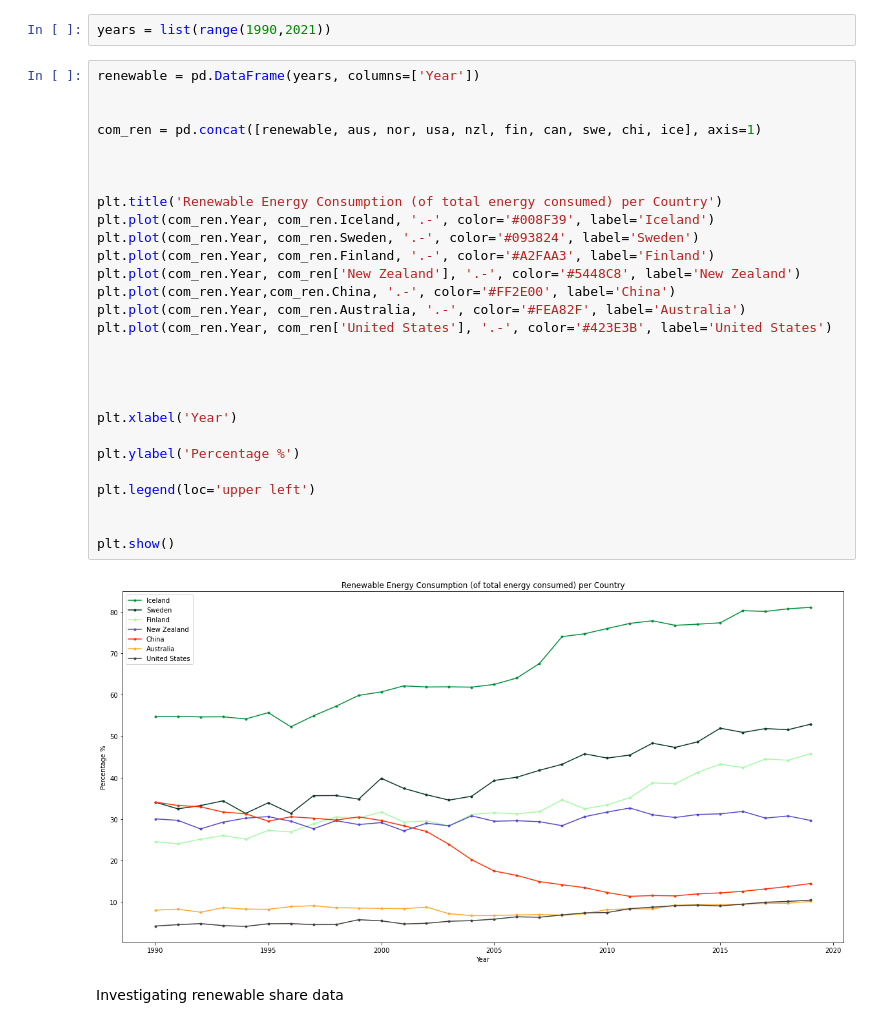
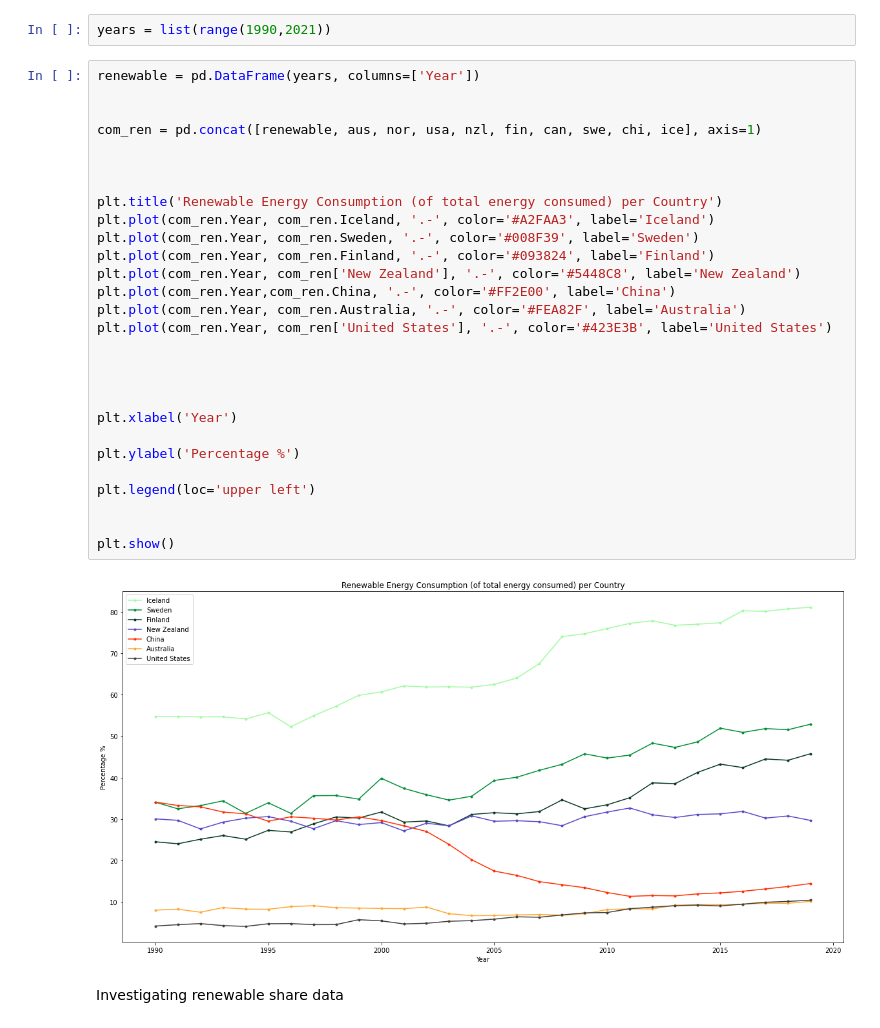
Before and after one commit to aaroln/ev, a Jupyter notebook: presentation.ipynb, the cells around one changed output. Saved outputs shown, nothing was run; the diff lists cells and outputs as text.

```diff
--- a/presentation.ipynb
+++ b/presentation.ipynb
@@ -244,32 +244,32 @@ years = list(range(1990,2021))
 # %%
 renewable = pd.DataFrame(years, columns=['Year'])
 
 
 com_ren = pd.concat([renewable, aus, nor, usa, nzl, fin, can, swe, chi, ice], axis=1)
 
 
 
 plt.title('Renewable Energy Consumption (of total energy consumed) per Country')
-plt.plot(com_ren.Year, com_ren.Iceland, '.-', color='#008F39', label='Iceland')
-plt.plot(com_ren.Year, com_ren.Sweden, '.-', color='#093824', label='Sweden')
-plt.plot(com_ren.Year, com_ren.Finland, '.-', color='#A2FAA3', label='Finland')
+plt.plot(com_ren.Year, com_ren.Iceland, '.-', color='#A2FAA3', label='Iceland')
+plt.plot(com_ren.Year, com_ren.Sweden, '.-', color='#008F39', label='Sweden')
+plt.plot(com_ren.Year, com_ren.Finland, '.-', color='#093824', label='Finland')
 plt.plot(com_ren.Year, com_ren['New Zealand'], '.-', color='#5448C8', label='New Zealand')
 plt.plot(com_ren.Year,com_ren.China, '.-', color='#FF2E00', label='China')
 plt.plot(com_ren.Year, com_ren.Australia, '.-', color='#FEA82F', label='Australia')
 plt.plot(com_ren.Year, com_ren['United States'], '.-', color='#423E3B', label='United States')
 
 
 
 
 plt.xlabel('Year')
 
 plt.ylabel('Percentage %')
 
 plt.legend(loc='upper left')
 
 
 plt.show()
 # %% [output]
-[figure, old version]
+[figure, new version]
 # %% [markdown]
 Investigating renewable share data
```
Also changed, not shown: parts of 5 cells of this notebook.
